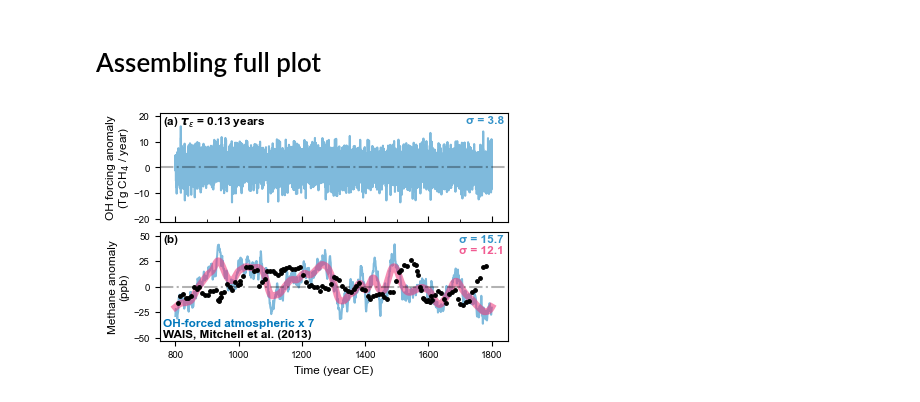
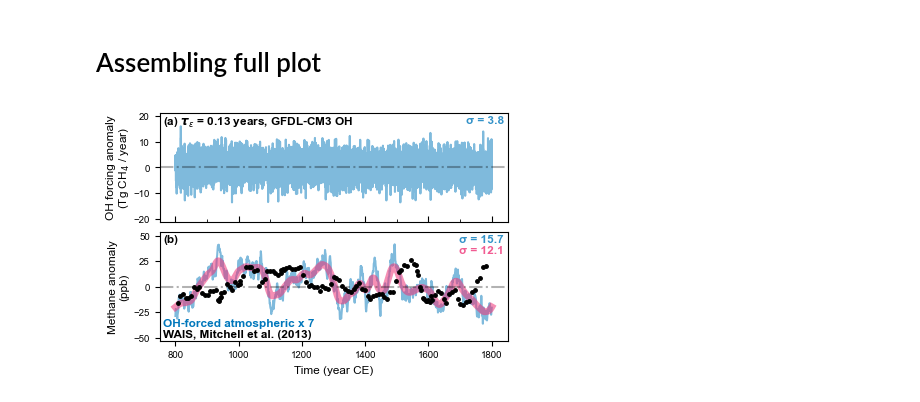
Before and after one commit to ericjmei/methane_noise_forcing, a Jupyter notebook: notebooks/figures_for_publication/oh_forcing_vs_simulation_timeseries.ipynb, the cells around one changed output. Drawn from its saved outputs; the diff is of its cells as text; code cells hidden in the pictures.

Commit message:
small edits to figures
- added "GFDL-CM3 OH" to panel a of figure 3
- added a legend for the dashed and solid lines in the psd in figure 1

```diff
--- a/notebooks/figures_for_publication/oh_forcing_vs_simulation_timeseries.ipynb
+++ b/notebooks/figures_for_publication/oh_forcing_vs_simulation_timeseries.ipynb
@@ -237,7 +237,7 @@ ax_methane.set_ylim(ylim_methane)
 ax_methane.set_yticks(yticks_methane)
 
 ## annotations
-annotate_panel(ax_oh, timescale_label("a", 0.13), loc="left", color='k')
+annotate_panel(ax_oh, timescale_label("a", 0.13) + ", GFDL-CM3 OH", loc="left", color='k')
 annotate_panel(ax_methane, "(b)", loc="left", color='k')
 
 # standard deviations
@@ -272,31 +272,31 @@ annotate_panel( # smoothed
 legend_x = 0.99
 legend_y_start = 0.01
 legend_dy = 0.1
 ax_methane.text(
     1 - legend_x,
     legend_y_start + legend_dy,
     f"OH-forced atmospheric x {oh_scaling}",
     color=plot_kwargs["instantaneous"]["color"],
     fontweight="bold",
     ha="left",
     va="bottom",
     transform=ax_methane.transAxes,
 )
 ax_methane.text(
     1 - legend_x,
     legend_y_start,
     "WAIS, Mitchell et al. (2013)",
     color=plot_kwargs["obs"]["color"],
     fontweight="bold",
     ha="left",
     va="bottom",
     transform=ax_methane.transAxes,
 )
 
 # save figure in pdf format
 name = "fig_3"
 fig.savefig(
     f"{cfg.paths.figures_dir}/for_publication/{name}.png", bbox_inches="tight", dpi=300
 )
 # %% [output]
-[figure, old version]
+[figure, new version]
```
Also changed, not shown: parts of 1 cell of this notebook, 1 other file.
